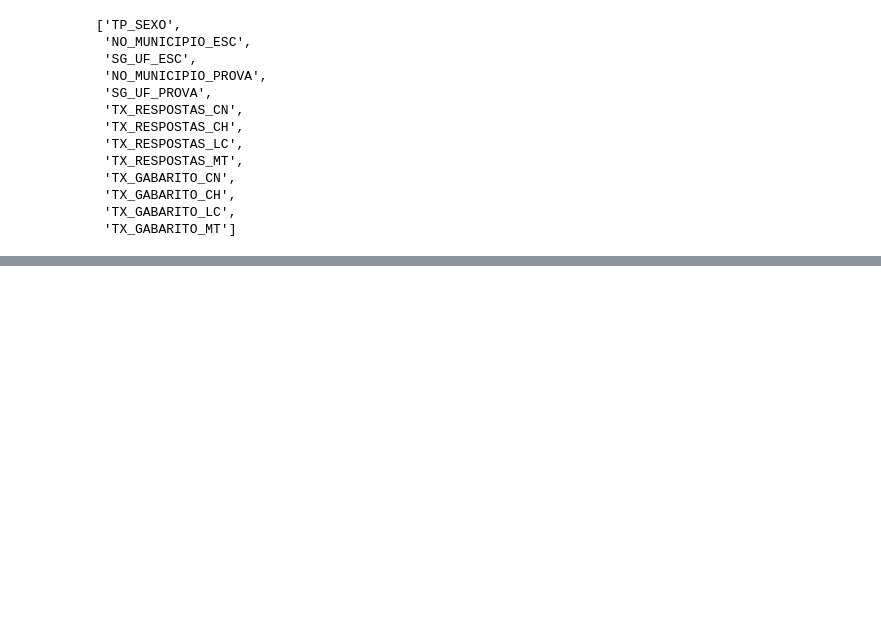
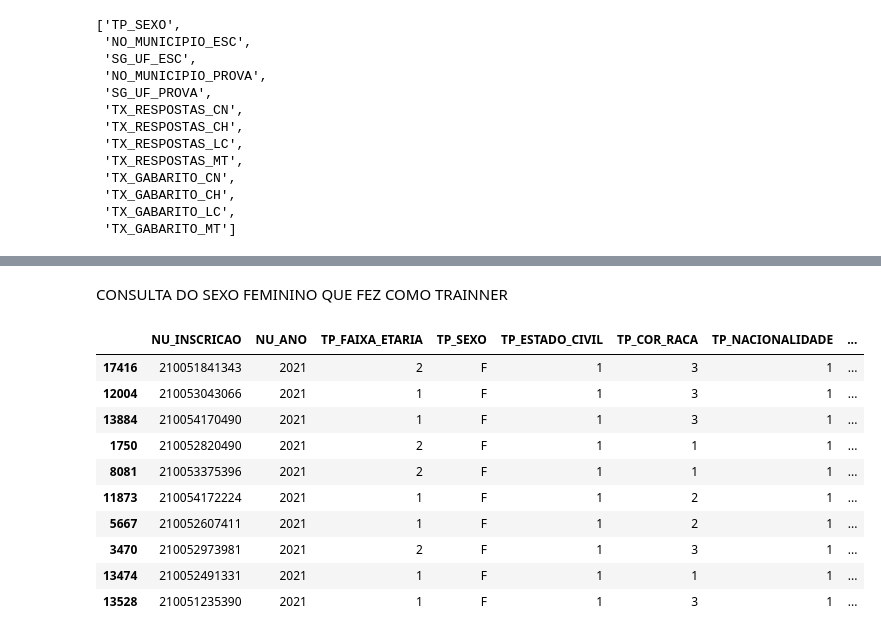
Before and after one commit to GeorgeLucas1/enem_bahia_analise-de-dados, a Jupyter notebook: analise_enem_estado_bahia.ipynb, the cells around one changed output, grey strips where cells are left out. Saved outputs shown, nothing was run; the diff lists cells and outputs as text; code cells hidden in the pictures; blank space fills up the shorter version.

```diff
--- a/analise_enem_estado_bahia.ipynb
+++ b/analise_enem_estado_bahia.ipynb
@@ -193,0 +231,16 @@ df.select_dtypes(include='object').columns.tolist()
+# %% [markdown]
+CONSULTA DO SEXO FEMININO QUE FEZ COMO TRAINNER
+# %%
+df.query('(TP_SEXO == "F") & (IN_TREINEIRO == 1)').sample(10)
+# %% [output]
+|  | NU_INSCRICAO | NU_ANO | TP_FAIXA_ETARIA | TP_SEXO | TP_ESTADO_CIVIL | TP_COR_RACA | TP_NACIONALIDADE | ... |
+| 17416 | 210051841343 | 2021 | 2 | F | 1 | 3 | 1 | ... |
+| 12004 | 210053043066 | 2021 | 1 | F | 1 | 3 | 1 | ... |
+| 13884 | 210054170490 | 2021 | 1 | F | 1 | 3 | 1 | ... |
+| 1750 | 210052820490 | 2021 | 2 | F | 1 | 1 | 1 | ... |
+| 8081 | 210053375396 | 2021 | 2 | F | 1 | 1 | 1 | ... |
+| 11873 | 210054172224 | 2021 | 1 | F | 1 | 2 | 1 | ... |
+| 5667 | 210052607411 | 2021 | 1 | F | 1 | 2 | 1 | ... |
+| 3470 | 210052973981 | 2021 | 2 | F | 1 | 3 | 1 | ... |
+| 13474 | 210052491331 | 2021 | 1 | F | 1 | 1 | 1 | ... |
+| 13528 | 210051235390 | 2021 | 1 | F | 1 | 3 | 1 | ... |
```
Also changed, not shown: parts of 9 cells of this notebook.
